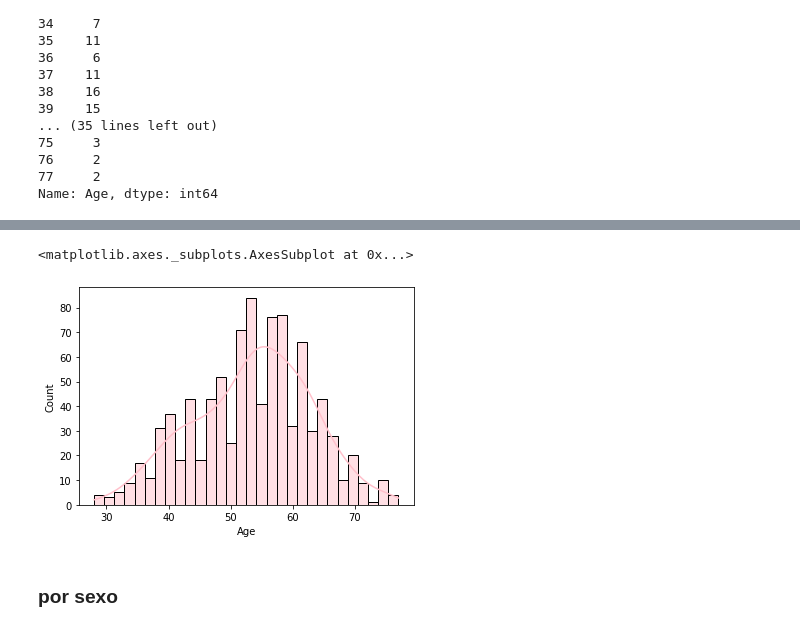
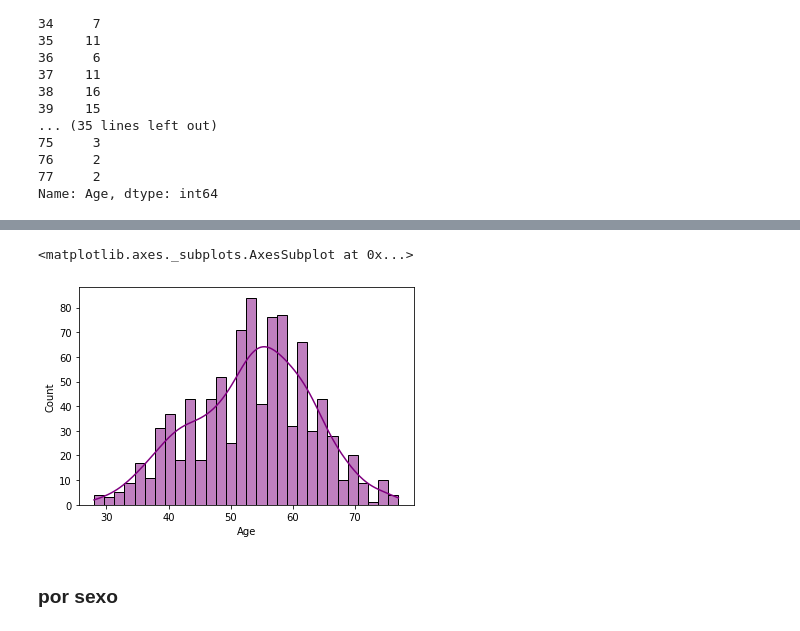
Before and after one commit to twsyas/machine_learning-course, a Jupyter notebook: tratamentoeclass.ipynb, the cells around one changed output, grey strips where cells are left out. Drawn from its saved outputs; the diff is of its cells as text; code cells hidden in the pictures.

```diff
--- a/tratamentoeclass.ipynb
+++ b/tratamentoeclass.ipynb
@@ -92,10 +92,10 @@ hist1.show()
 # %%
 import seaborn as sns
 # %%
-sns.histplot(data, x = 'Age', bins = 30, color = 'pink', kde = True, stat = "count") #bins = largura da coluna; kde = linha;
+sns.histplot(data, x = 'Age', bins = 30, color = 'purple', kde = True, stat = "count") #bins = largura da coluna; kde = linha;
 # %% [output]
 <matplotlib.axes._subplots.AxesSubplot at 0x...>
-[figure, old version]
+[figure, new version]
 # %% [markdown]
 ### por sexo
 # %%
```
Also changed, not shown: parts of 18 cells of this notebook.
